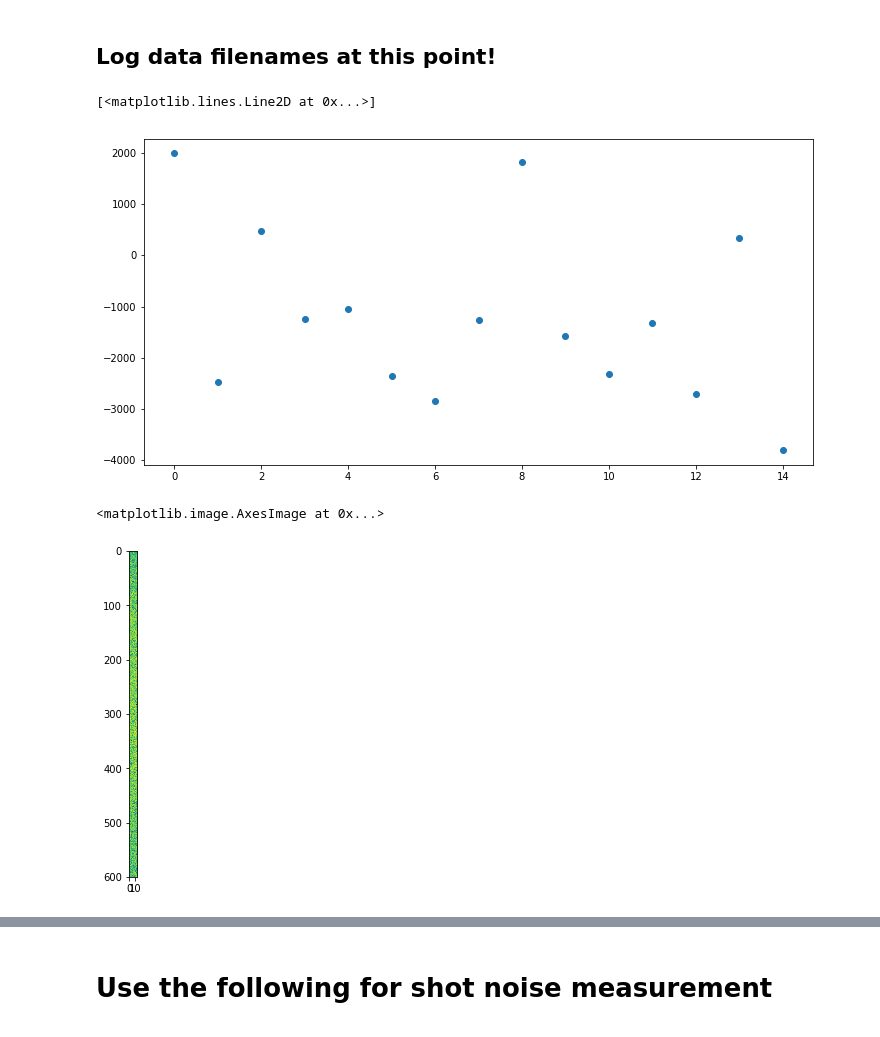
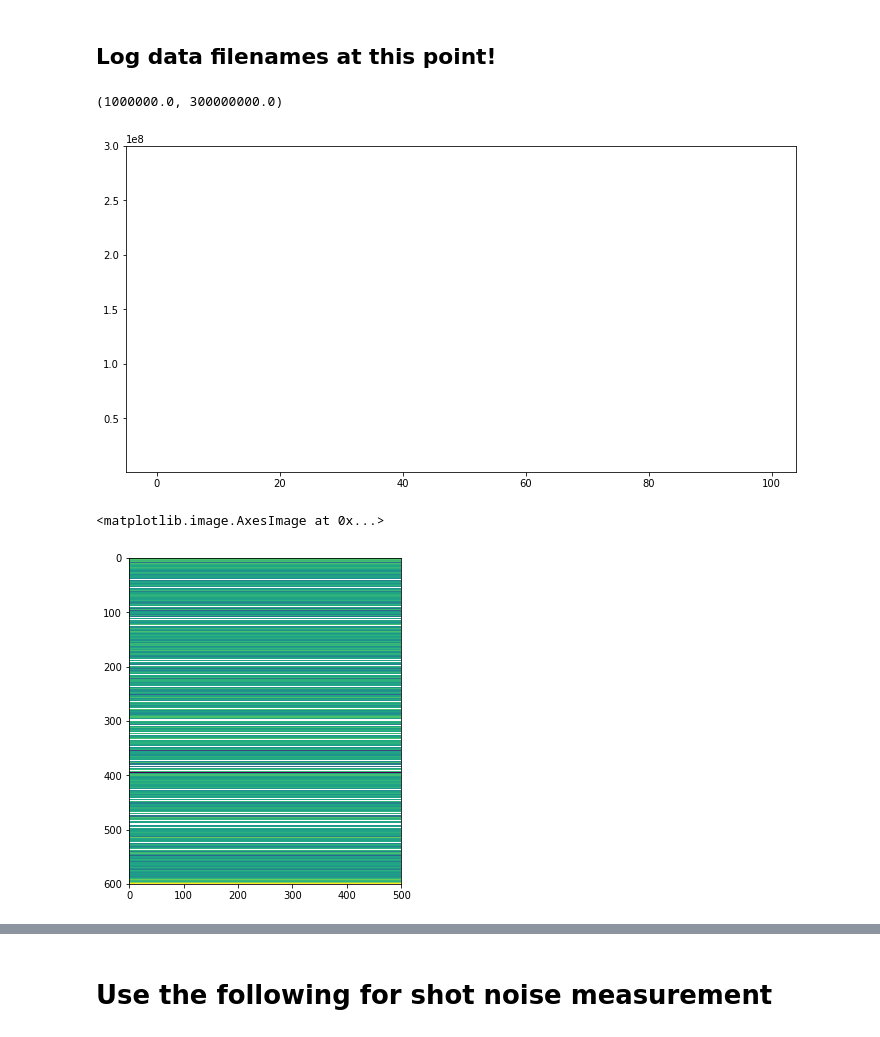
Before and after one commit to DawesLab/CCDimage, a Jupyter notebook: Collect.ipynb, the cells around one changed output, grey strips where cells are left out. Cells and saved outputs as stored; diff of their text form; code cells hidden in the pictures.

```diff
--- a/Collect.ipynb
+++ b/Collect.ipynb
@@ -83,8 +79,8 @@ Starts with a vacuum collection, then does a full data set.
 # %%
 #Interspersed vacuum and data runs:
 
-frames = 5  # frames to collect (this is sent to th e ZMQ server)
-rounds = 3 # rounds of data (total shots is N*M)
+frames = 50  # frames to collect (this is sent to th e ZMQ server)
+rounds = 10 # rounds of data (total shots is N*M)
 
 dataOut = np.empty([600,frames,rounds],dtype=complex)
 vacOut = np.empty([600,frames,rounds],dtype=complex)
@@ -152,18 +157,18 @@ Finished data
 ## Log data filenames at this point!
 # %%
 # This should be constant, no big drops or peaks. It is basically a measure of the LO power vs time.
-plt.plot(ncount.flatten('F'),"o")
-#plt.ylim([1.2e4,3e4])
+plt.plot(ncount.flatten('F')[0:100],"o-")
+plt.ylim([1e6,3e8])
 # %% [output]
-[<matplotlib.lines.Line2D at 0x...>]
+(1000000.0, 300000000.0)
-[figure, old version]
+[figure, new version]
 # %%
 # Look at structure in the VacCorrected array vs. time
 # Should be quiet except for where the signal is. Expect some peaks at the top and bottom edges (i.e. near DC)
 plt.imshow(np.log10(abs( VacCorrected.reshape(600,rounds*frames) )))
 # %% [output]
 <matplotlib.image.AxesImage at 0x...>
-[figure, old version]
+[figure, new version]
 # %%
 # full FFT output averaged for the data set
 # needs to be quite flat above p = 200
```
Also changed, not shown: parts of 16 cells of this notebook, 3 other files.
